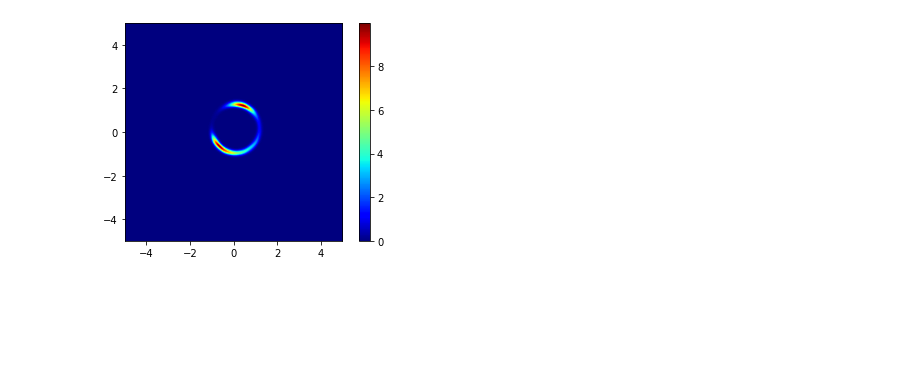
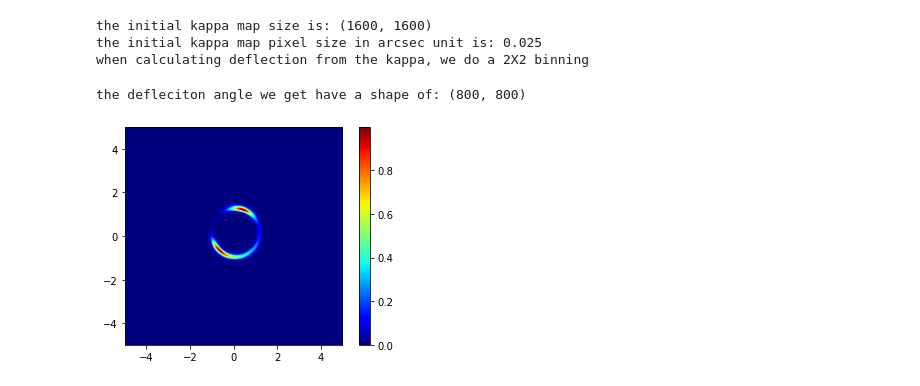
Before and after one commit to caoxiaoyue/Sim_MaNGA_lens, a Jupyter notebook: simulate_lenses/Simulate_MaNGA_lenses.ipynb, the cells around one changed output. Drawn from its saved outputs; the diff is of its cells as text; code cells hidden in the pictures; blank space fills up the shorter version.

```diff
--- a/simulate_lenses/Simulate_MaNGA_lenses.ipynb
+++ b/simulate_lenses/Simulate_MaNGA_lenses.ipynb
@@ -13,26 +12,37 @@ kappa_high_res  = fits.getdata(f'{data_path}/{data_name}.fits',0)
 header = fits.getheader(f'{data_path}/{data_name}.fits',0)
 dpix_high_res = header['dpix']  #subgrid pixel size in arcsec unit
 subgrid = header['nsub']  #number of sub-pixels for each native ccd pixel
+print('the initial kappa map size is:', kappa_high_res.shape)
+print('the initial kappa map pixel size in arcsec unit is:', dpix_high_res)
+print(f'when calculating deflection from the kappa, we do a {subgrid}X{subgrid} binning')
+# %% [output]
+the initial kappa map size is: (1600, 1600)
+the initial kappa map pixel size in arcsec unit is: 0.025
+when calculating deflection from the kappa, we do a 2X2 binning
 # %%
 #calculate defelction angle map (alpha-map) from kappa map
 alphax_lowres, alphay_lowres = ul.alpha_from_kappa_adp(kappa_high_res, dpix_high_res, subgrid)
+print('the defleciton angle we get have a shape of:', alphax_lowres.shape)
+#we only use inner most region, to avoid the boundary effect that would produce the pesudo shearing
 alphax_lowres = su.cut_image(alphax_lowres,(200,200))
 alphay_lowres = su.cut_image(alphay_lowres,(200,200))
+# %% [output]
+the defleciton angle we get have a shape of: (800, 800)
 # %%
 #generate image-plane grid
-x_grid_lowres, y_grid_lowres = su.make_grid_2d(alphax_lowres.shape[0], deltapix=dpix_high_res*subgrid)
+x_grid_lowres, y_grid_lowres = su.make_grid_2d(alphax_lowres.shape[0], dpix=dpix_high_res*subgrid)
 #ray-trace image-plane grid to source-plane
 xsource = x_grid_lowres - alphax_lowres
 ysource = y_grid_lowres - alphay_lowres
 # %%
 #suppose the light distribution of the background source galaxy is a simple spherical gauss
-ideal_lensed_image = su.gauss_2d(xsource, ysource, 0.1, 0.2, 0.1, 10.0) #no psf, noise etc
+ideal_lensed_image = su.gauss_2d(xsource, ysource, 0.1, 0.2, 0.1, 1.0) #no psf, noise etc
 #show figure
 ext  = [x_grid_lowres.min(), x_grid_lowres.max(), y_grid_lowres.min(), y_grid_lowres.max()]
 from matplotlib import pyplot as plt
 plt.figure()
 plt.imshow(ideal_lensed_image, cmap='jet', origin='lower', extent=ext)
 plt.colorbar()
 plt.show()
 # %% [output]
-[figure, old version]
+[figure, new version]
```
Also changed, not shown: parts of 4 cells of this notebook, 2 other files.
